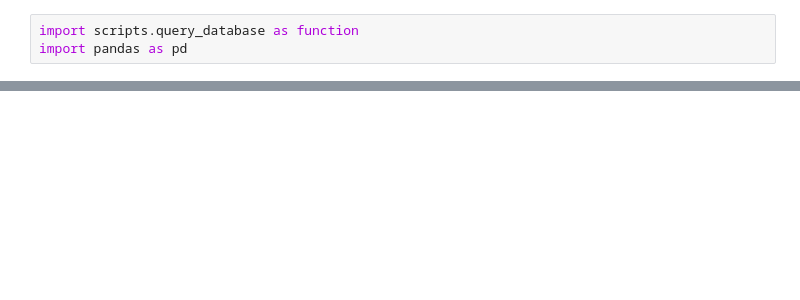
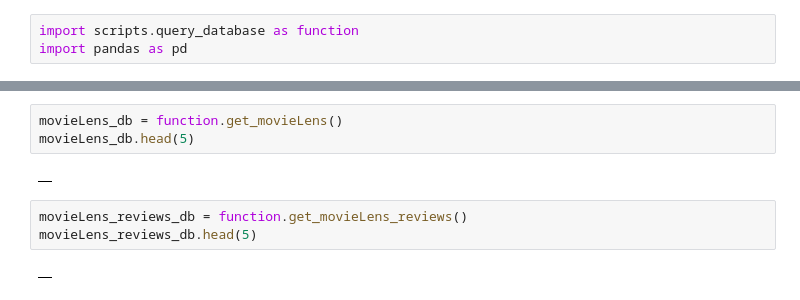
Before and after one commit to LabPorject/CMPT733-final-project, a Jupyter notebook: dummy.ipynb, the cells around one changed output, grey strips where cells are left out. Saved outputs shown, nothing was run; the diff lists cells and outputs as text; blank space fills up the shorter version.

```diff
--- a/dummy.ipynb
+++ b/dummy.ipynb
@@ -49,0 +87,10 @@ combined_db.head(5)
+# %%
+movieLens_db = function.get_movieLens()
+movieLens_db.head(5)
+# %% [output]
+|  |
+# %%
+movieLens_reviews_db = function.get_movieLens_reviews()
+movieLens_reviews_db.head(5)
+# %% [output]
+|  |
```
Also changed, not shown: parts of 15 cells of this notebook, 3 other files.
